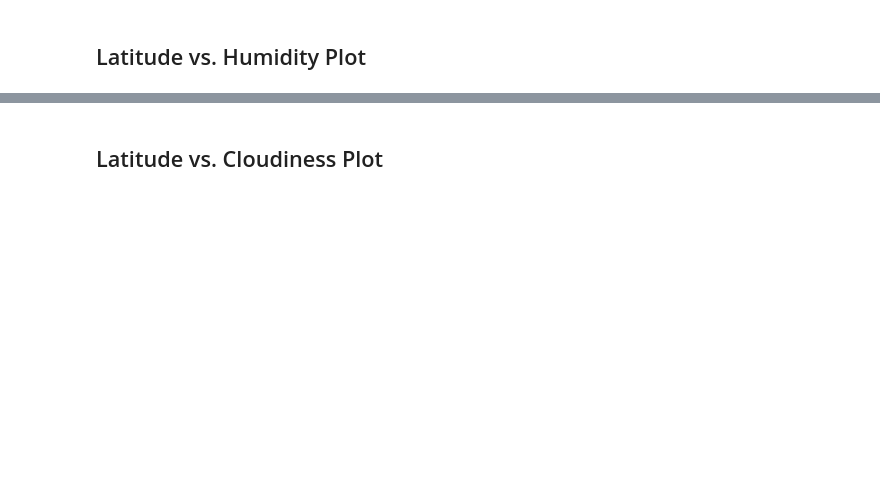
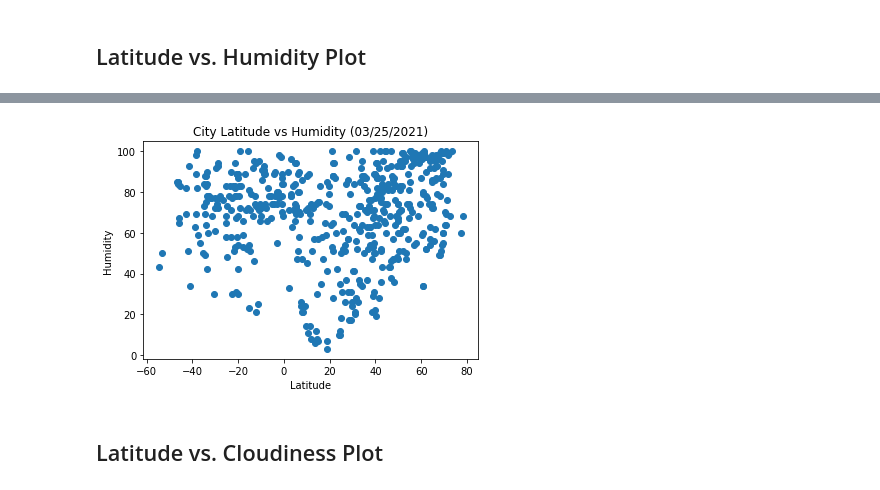
Before and after one commit to Slainte91/python-api-challenge, a Jupyter notebook: WeatherPy.ipynb, the cells around one changed output, grey strips where cells are left out. Drawn from its saved outputs; the diff is of its cells as text; code cells hidden in the pictures; blank space fills up the shorter version.

```diff
--- a/WeatherPy.ipynb
+++ b/WeatherPy.ipynb
@@ -239,2 +244,13 @@ dtype: int64
+# %%
+hum = city_data_df["Humidity"]
+lat = city_data_df["Lat"]
+plt.scatter(lat, hum)
+plt.title('City Latitude vs Humidity (03/25/2021)')
+plt.xlabel('Latitude')
+plt.ylabel('Humidity')
+
+plt.show()
+# %% [output]
+[figure, added]
 # %% [markdown]
 ## Latitude vs. Cloudiness Plot
```
Also changed, not shown: parts of 29 cells of this notebook.
